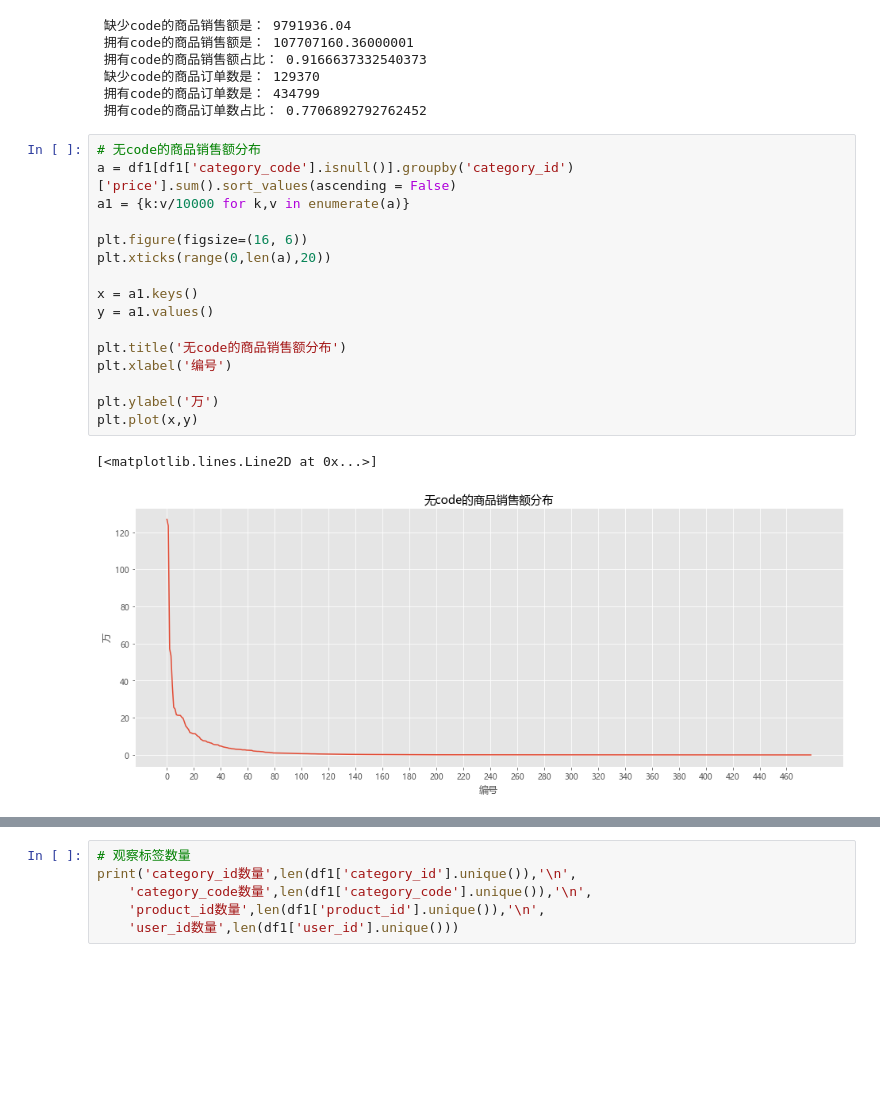
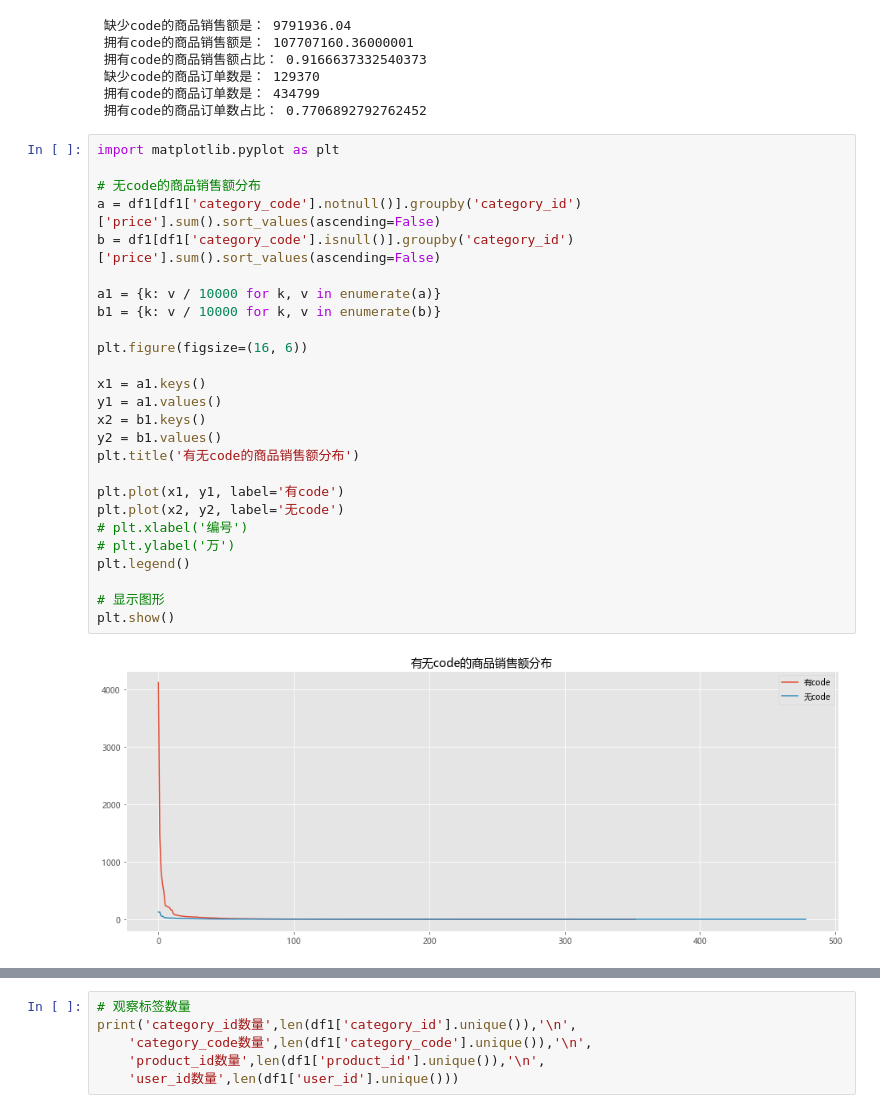
Before and after one commit to gcm1994002/work, a Jupyter notebook: 电商数据分析1.ipynb, the cells around one changed output, grey strips where cells are left out. Cells and saved outputs as stored; diff of their text form; blank space fills up the shorter version.

```diff
--- a/电商数据分析1.ipynb
+++ b/电商数据分析1.ipynb
@@ -150,21 +154,30 @@ print(' 缺少code的商品订单数是：',a,'\n','拥有code的商品订单数
  拥有code的商品订单数是： 434799
  拥有code的商品订单数占比： 0.7706892792762452
 # %%
+import matplotlib.pyplot as plt
+
 # 无code的商品销售额分布
-a = df1[df1['category_code'].isnull()].groupby('category_id')['price'].sum().sort_values(ascending = False)
-a1 = {k:v/10000 for k,v in enumerate(a)}
+a = df1[df1['category_code'].notnull()].groupby('category_id')['price'].sum().sort_values(ascending=False)
+b = df1[df1['category_code'].isnull()].groupby('category_id')['price'].sum().sort_values(ascending=False)
+
+a1 = {k: v / 10000 for k, v in enumerate(a)}
+b1 = {k: v / 10000 for k, v in enumerate(b)}
 
 plt.figure(figsize=(16, 6))
-plt.xticks(range(0,len(a),20))
 
-x = a1.keys()
-y = a1.values()
+x1 = a1.keys()
+y1 = a1.values()
+x2 = b1.keys()
+y2 = b1.values()
+plt.title('有无code的商品销售额分布')
 
-plt.title('无code的商品销售额分布')
-plt.xlabel('编号')
+plt.plot(x1, y1, label='有code')
+plt.plot(x2, y2, label='无code')
+# plt.xlabel('编号')
+# plt.ylabel('万')
+plt.legend()
 
-plt.ylabel('万')
-plt.plot(x,y)
+# 显示图形
+plt.show()
 # %% [output]
-[<matplotlib.lines.Line2D at 0x...>]
-[figure, old version]
+[figure, new version]
```
Also changed, not shown: parts of 51 cells of this notebook.
